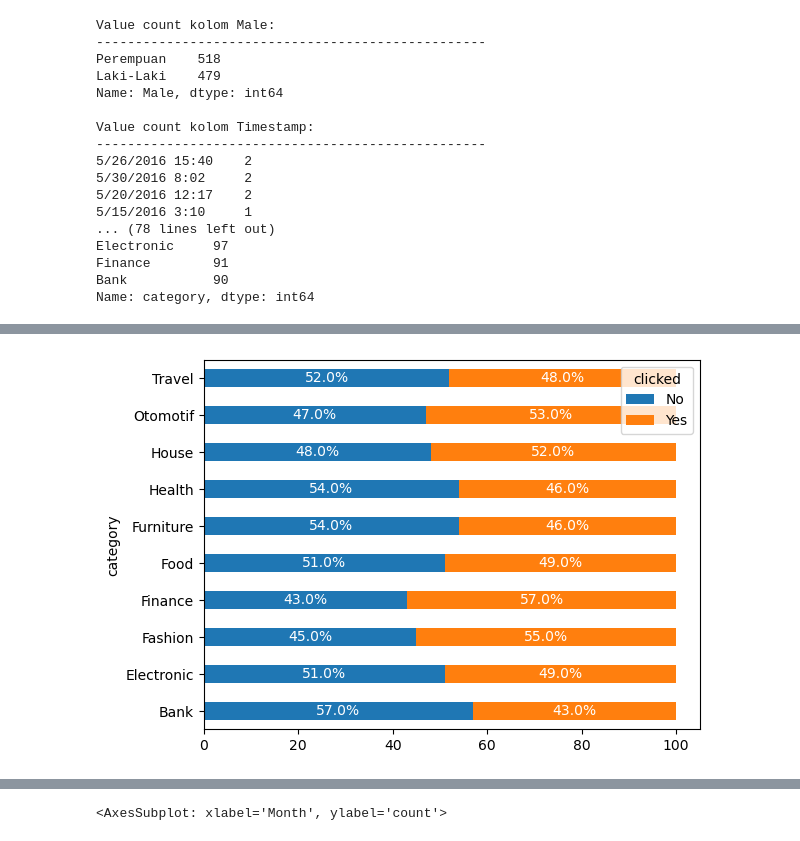
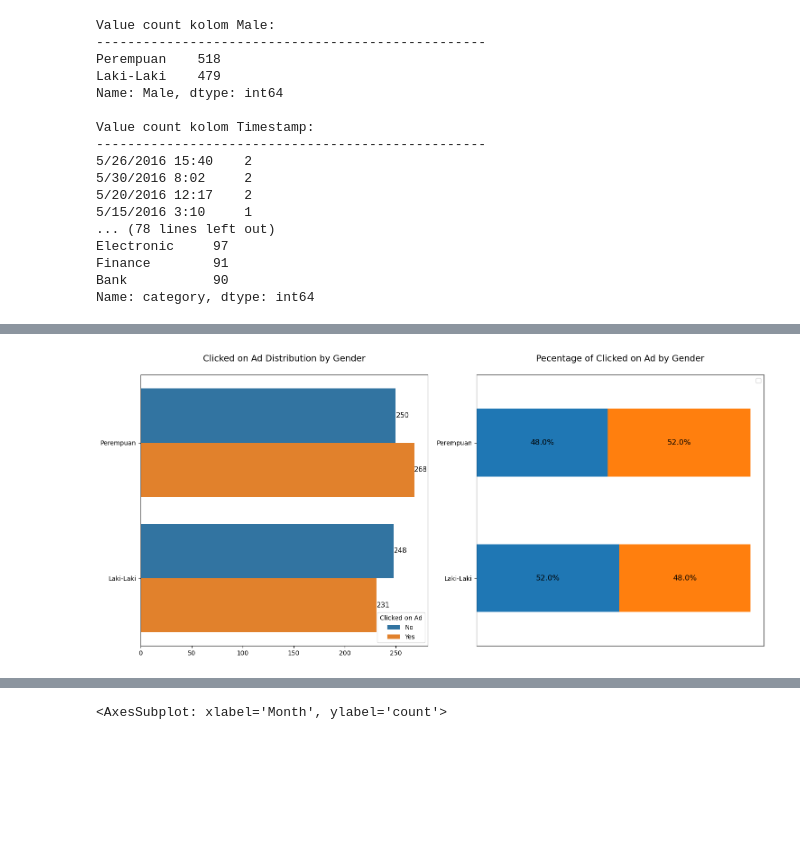
Before and after one commit to faizns/Predict-Clicked-Ads-Customer-Classification, a Jupyter notebook: Customer Clicked Ads Classification.ipynb, the cells around one changed output, grey strips where cells are left out. Cells and saved outputs as stored; diff of their text form; code cells hidden in the pictures; blank space fills up the shorter version.

```diff
--- a/Customer Clicked Ads Classification.ipynb
+++ b/Customer Clicked Ads Classification.ipynb
@@ -234,14 +235,46 @@ for p in ax.patches:
-# %%
-df_group = df.groupby(['category','Clicked on Ad']).agg({'Unnamed: 0' : 'count'}).reset_index()
-df_group.columns = ['category','clicked','total']
-df_group['%'] = df_group.groupby('category').apply(lambda x: round(x.total/x.total.sum() *100, 0)).values
-pvt = df_group.pivot_table(index='category', columns='clicked', values='%')
-
-# creating visualization
-ax = pvt.plot(kind='barh', stacked=True)
-for p in ax.patches:
-    left, bottom, width, height = p.get_bbox().bounds
-    ax.annotate((str(round(width, 2))+'%'), xy=(left+width/2, bottom+height/2),
-                ha='center', va='center', color='white')
-# %% [output]
-[figure, removed]
+# %%
+def ratio_with_target(feats):
+    ratio_df = df.groupby([feats,'Clicked on Ad']).agg({'Unnamed: 0' : 'count'}).reset_index()
+    ratio_df.columns = [feats,'Clicked on Ad','total']
+    ratio_df['ratio'] = ratio_df.groupby(feats).apply(lambda x: round(x.total/x.total.sum() *100, 0)).values.astype(int)
+    ratio_df = ratio_df.pivot_table(index=feats, columns='Clicked on Ad', values='ratio')
+    ratio_df = ratio_df.sort_values(by=['Yes'], ascending=True)
+    return ratio_df
+
+#---------------------------------------------------------------------------------------------------------
+
+# visualisasi
+def cat_visualization(fitur, judul):
+    fig, ax = plt.subplots(1,2, figsize=(15,7))
+
+    # count
+    ax[0].set_title(f'Clicked on Ad Distribution by {judul}\n', fontsize=14)
+    sns.countplot(y=fitur, data = df, hue = 'Clicked on Ad', ax=ax[0], palette = ['#1f77b4', '#ff7f0e'],
+                 order = df[fitur].value_counts().index)
+    ax[0].bar_label(ax[0].containers[0], fontsize=11)
+    ax[0].bar_label(ax[0].containers[1], fontsize=11)
+    # ax[0].set_yticks([])
+    # ax[0].tick_params(axis='x', rotation=90)
+    ax[0].set_xlabel('')
+    ax[0].set_ylabel('')
+
+
+    #percentage
+    ax[1].set_title(f'Pecentage of Clicked on Ad by {judul}\n', fontsize=14)
+    ratio_with_target(fitur).plot(kind='barh', stacked=True, ax=ax[1], color = ['#1f77b4', '#ff7f0e'])
+    for p in ax[1].patches:
+        left, bottom, width, height = p.get_bbox().bounds
+        if width != 0:
+            ax[1].annotate((str(round(width, 2))+'%'), xy=(left+width/2, bottom+height/2),
+                        ha='center', va='center', fontsize=12)
+    plt.legend([])
+    ax[1].set_xticks([])
+    ax[1].set_xlabel('')
+    ax[1].set_ylabel('')
+
+    plt.tight_layout()
+    plt.show()
+# %%
+cat_visualization('Male', 'Gender')
+# %% [output]
+[figure, added]
```
Also changed, not shown: parts of 199 cells of this notebook.
